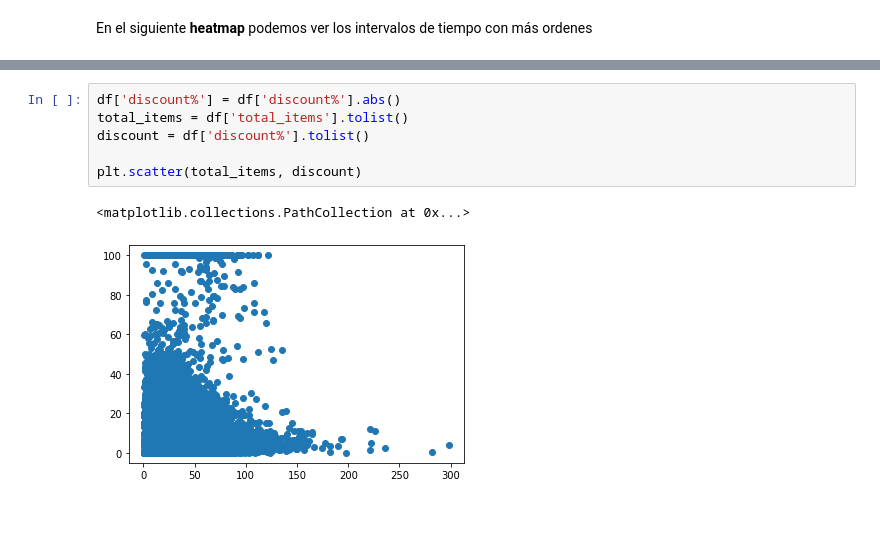
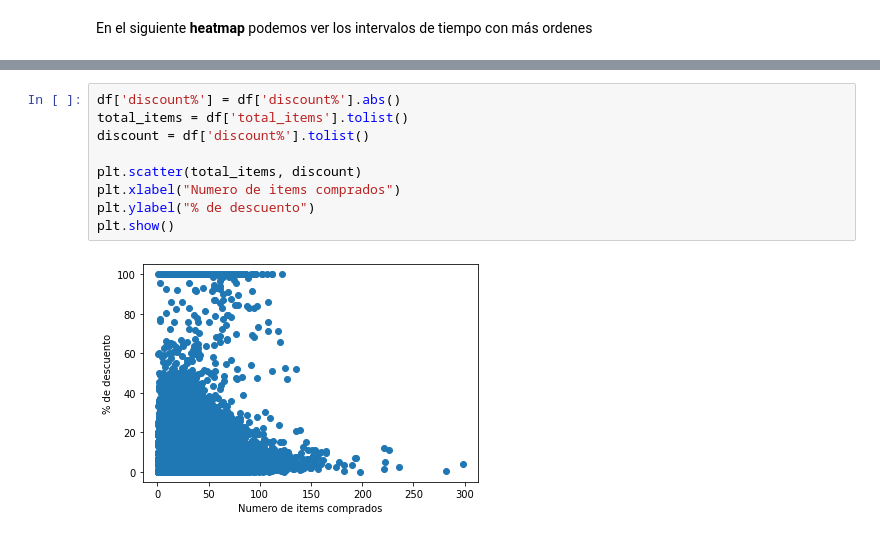
Before and after one commit to jorgedel4/Actividad-Evaluable-Mapas-de-calor-y-boxplots, a Jupyter notebook: actEvaluable.ipynb, the cells around one changed output, grey strips where cells are left out. Cells and saved outputs as stored; diff of their text form.

```diff
--- a/actEvaluable.ipynb
+++ b/actEvaluable.ipynb
@@ -172,9 +172,11 @@ plt.colorbar(heatmap);
 # %%
 df['discount%'] = df['discount%'].abs()
 total_items = df['total_items'].tolist()
 discount = df['discount%'].tolist()
 
 plt.scatter(total_items, discount)
+plt.xlabel("Numero de items comprados")
+plt.ylabel("% de descuento")
+plt.show()
 # %% [output]
-<matplotlib.collections.PathCollection at 0x...>
-[figure, old version]
+[figure, new version]
```
Also changed, not shown: parts of 2 cells of this notebook.
